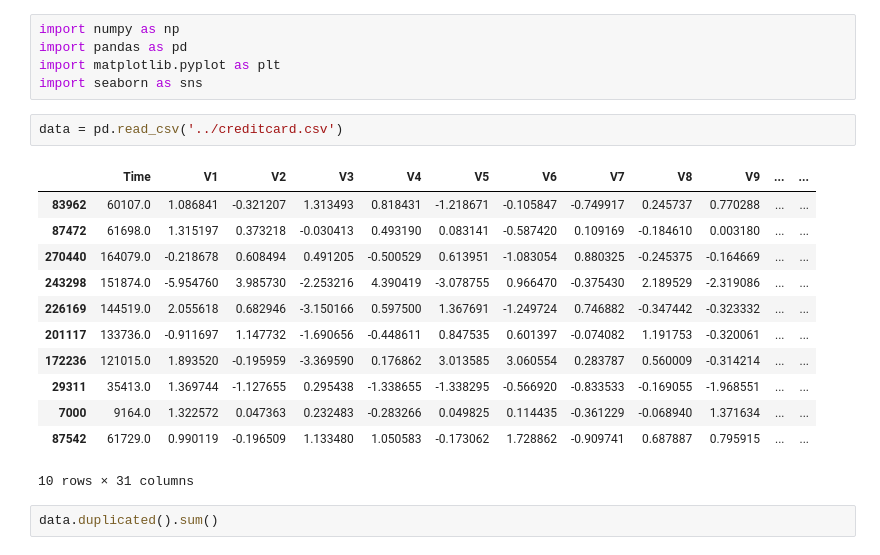
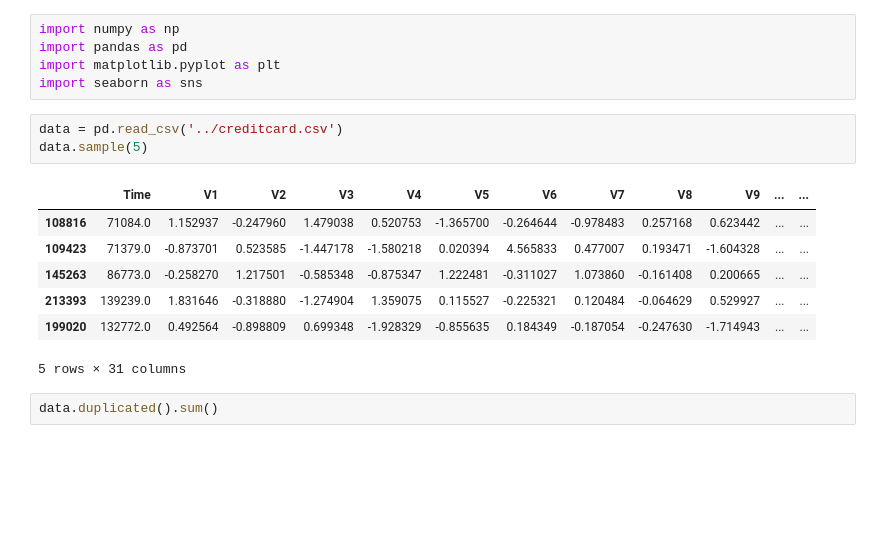
Before and after one commit to Amaki1/Fraud-Detection, a Jupyter notebook: FraudDetection.ipynb, the cells around one changed output. Saved outputs shown, nothing was run; the diff lists cells and outputs as text; blank space fills up the shorter version.

```diff
--- a/FraudDetection.ipynb
+++ b/FraudDetection.ipynb
@@ -9,19 +9,15 @@ import matplotlib.pyplot as plt
 import seaborn as sns
 # %%
 data = pd.read_csv('../creditcard.csv')
+data.sample(5)
 # %% [output]
 |  | Time | V1 | V2 | V3 | V4 | V5 | V6 | V7 | V8 | V9 | ... | ... |
-| 83962 | 60107.0 | 1.086841 | -0.321207 | 1.313493 | 0.818431 | -1.218671 | -0.105847 | -0.749917 | 0.245737 | 0.770288 | ... | ... |
-| 87472 | 61698.0 | 1.315197 | 0.373218 | -0.030413 | 0.493190 | 0.083141 | -0.587420 | 0.109169 | -0.184610 | 0.003180 | ... | ... |
-| 270440 | 164079.0 | -0.218678 | 0.608494 | 0.491205 | -0.500529 | 0.613951 | -1.083054 | 0.880325 | -0.245375 | -0.164669 | ... | ... |
-| 243298 | 151874.0 | -5.954760 | 3.985730 | -2.253216 | 4.390419 | -3.078755 | 0.966470 | -0.375430 | 2.189529 | -2.319086 | ... | ... |
-| 226169 | 144519.0 | 2.055618 | 0.682946 | -3.150166 | 0.597500 | 1.367691 | -1.249724 | 0.746882 | -0.347442 | -0.323332 | ... | ... |
-| 201117 | 133736.0 | -0.911697 | 1.147732 | -1.690656 | -0.448611 | 0.847535 | 0.601397 | -0.074082 | 1.191753 | -0.320061 | ... | ... |
-| 172236 | 121015.0 | 1.893520 | -0.195959 | -3.369590 | 0.176862 | 3.013585 | 3.060554 | 0.283787 | 0.560009 | -0.314214 | ... | ... |
-| 29311 | 35413.0 | 1.369744 | -1.127655 | 0.295438 | -1.338655 | -1.338295 | -0.566920 | -0.833533 | -0.169055 | -1.968551 | ... | ... |
-| 7000 | 9164.0 | 1.322572 | 0.047363 | 0.232483 | -0.283266 | 0.049825 | 0.114435 | -0.361229 | -0.068940 | 1.371634 | ... | ... |
-| 87542 | 61729.0 | 0.990119 | -0.196509 | 1.133480 | 1.050583 | -0.173062 | 1.728862 | -0.909741 | 0.687887 | 0.795915 | ... | ... |
+| 108816 | 71084.0 | 1.152937 | -0.247960 | 1.479038 | 0.520753 | -1.365700 | -0.264644 | -0.978483 | 0.257168 | 0.623442 | ... | ... |
+| 109423 | 71379.0 | -0.873701 | 0.523585 | -1.447178 | -1.580218 | 0.020394 | 4.565833 | 0.477007 | 0.193471 | -1.604328 | ... | ... |
+| 145263 | 86773.0 | -0.258270 | 1.217501 | -0.585348 | -0.875347 | 1.222481 | -0.311027 | 1.073860 | -0.161408 | 0.200665 | ... | ... |
+| 213393 | 139239.0 | 1.831646 | -0.318880 | -1.274904 | 1.359075 | 0.115527 | -0.225321 | 0.120484 | -0.064629 | 0.529927 | ... | ... |
+| 199020 | 132772.0 | 0.492564 | -0.898809 | 0.699348 | -1.928329 | -0.855635 | 0.184349 | -0.187054 | -0.247630 | -1.714943 | ... | ... |
-10 rows × 31 columns
+5 rows × 31 columns
 # %%
 data.duplicated().sum()
 # %% [output]
```
Also changed, not shown: parts of 9 cells of this notebook.
